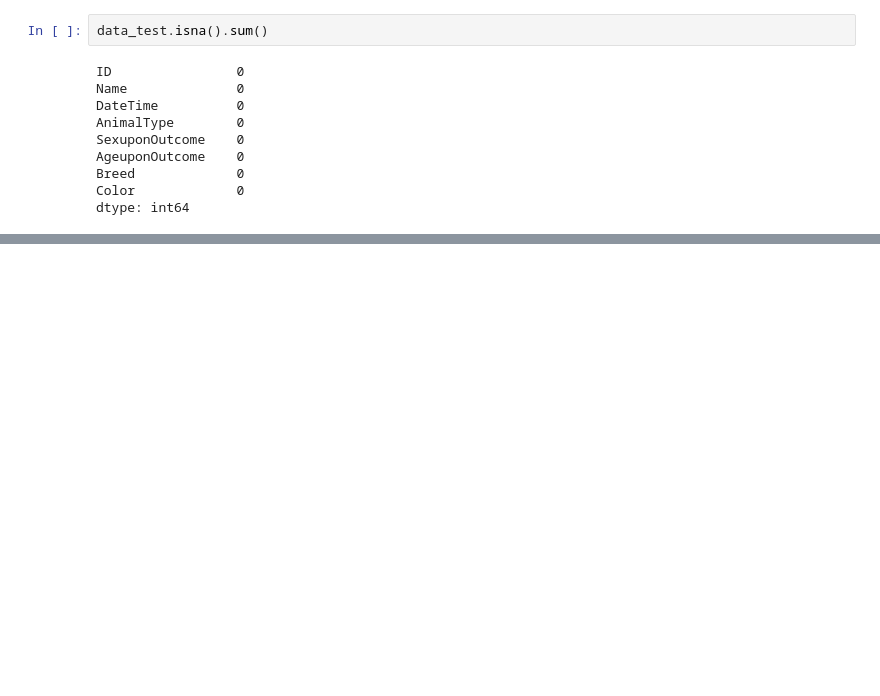
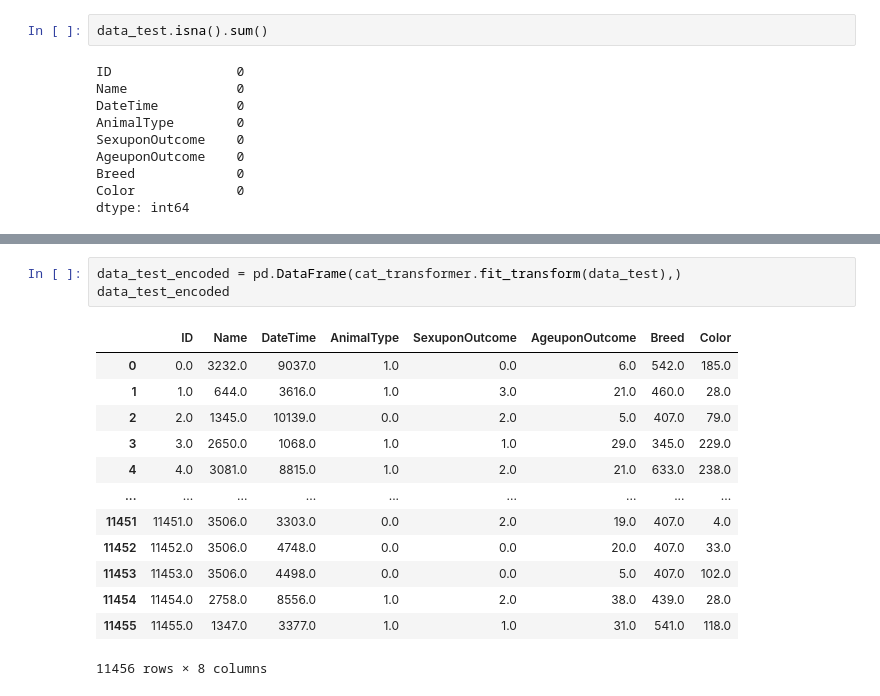
Before and after one commit to Clement733/animal_shelter_predi, a Jupyter notebook: animal_prediction.ipynb, the cells around one changed output, grey strips where cells are left out. Saved outputs shown, nothing was run; the diff lists cells and outputs as text; blank space fills up the shorter version.

```diff
--- a/animal_prediction.ipynb
+++ b/animal_prediction.ipynb
@@ -788,0 +892,17 @@ dtype: int64
+# %%
+data_test_encoded = pd.DataFrame(cat_transformer.fit_transform(data_test),)
+data_test_encoded
+# %% [output]
+|  | ID | Name | DateTime | AnimalType | SexuponOutcome | AgeuponOutcome | Breed | Color |
+| 0 | 0.0 | 3232.0 | 9037.0 | 1.0 | 0.0 | 6.0 | 542.0 | 185.0 |
+| 1 | 1.0 | 644.0 | 3616.0 | 1.0 | 3.0 | 21.0 | 460.0 | 28.0 |
+| 2 | 2.0 | 1345.0 | 10139.0 | 0.0 | 2.0 | 5.0 | 407.0 | 79.0 |
+| 3 | 3.0 | 2650.0 | 1068.0 | 1.0 | 1.0 | 29.0 | 345.0 | 229.0 |
+| 4 | 4.0 | 3081.0 | 8815.0 | 1.0 | 2.0 | 21.0 | 633.0 | 238.0 |
+| ... | ... | ... | ... | ... | ... | ... | ... | ... |
+| 11451 | 11451.0 | 3506.0 | 3303.0 | 0.0 | 2.0 | 19.0 | 407.0 | 4.0 |
+| 11452 | 11452.0 | 3506.0 | 4748.0 | 0.0 | 0.0 | 20.0 | 407.0 | 33.0 |
+| 11453 | 11453.0 | 3506.0 | 4498.0 | 0.0 | 0.0 | 5.0 | 407.0 | 102.0 |
+| 11454 | 11454.0 | 2758.0 | 8556.0 | 1.0 | 2.0 | 38.0 | 439.0 | 28.0 |
+| 11455 | 11455.0 | 1347.0 | 3377.0 | 1.0 | 1.0 | 31.0 | 541.0 | 118.0 |
+11456 rows × 8 columns
```
Also changed, not shown: parts of 43 cells of this notebook.
